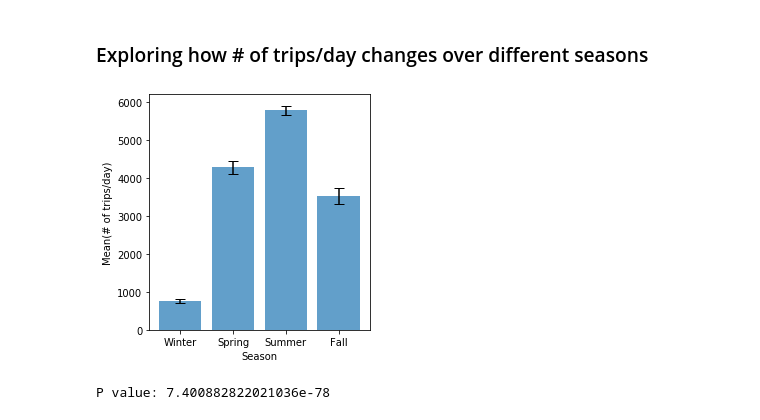
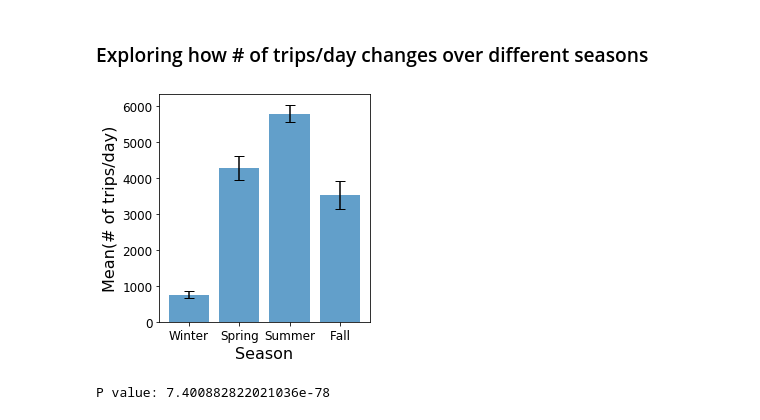
Before and after one commit to alirezasdg1/Bike-Sharing, a Jupyter notebook: Bike_Sharing_Code.ipynb, the cells around one changed output. Saved outputs shown, nothing was run; the diff lists cells and outputs as text; code cells hidden in the pictures.

```diff
--- a/Bike_Sharing_Code.ipynb
+++ b/Bike_Sharing_Code.ipynb
@@ -561,13 +545,33 @@ y_std_season = [Season_winter_se,Season_spring_se,Season_summer_se,Season_fall_s
+# %%
+x_season = ['Winter', 'Spring', 'Summer', 'Fall']
+
+
+Season_winter = df_BWH_day_Total[df_BWH_day_Total['season'] == 1].Total_count_day.copy()
+Season_spring = df_BWH_day_Total[df_BWH_day_Total['season'] == 2].Total_count_day.copy()
+Season_summer = df_BWH_day_Total[df_BWH_day_Total['season'] == 3].Total_count_day.copy()
+Season_fall = df_BWH_day_Total[df_BWH_day_Total['season'] == 4].Total_count_day.copy()
+
+Season_winter_mean_CI = mean_confidence_interval(Season_winter)
+Season_spring_mean_CI = mean_confidence_interval(Season_spring)
+Season_summer_mean_CI = mean_confidence_interval(Season_summer)
+Season_fall_mean_CI = mean_confidence_interval(Season_fall)
+
+y_mean_season = [Season_winter_mean_CI[0],Season_spring_mean_CI[0],Season_summer_mean_CI[0],Season_fall_mean_CI[0]]
+y_std_season = [Season_winter_mean_CI[1],Season_spring_mean_CI[1],Season_summer_mean_CI[1],Season_fall_mean_CI[1]]
 # %%
 fig, ax = plt.subplots(figsize=(4,4))
 
 ax.bar(x_season, y_mean_season, yerr=y_std_season, align='center', alpha=0.7, ecolor='black', capsize=5)
 
-ax.set_xlabel('Season')
-ax.set_ylabel('Mean(# of trips/day)')
+ax.set_xlabel('Season',fontsize=16)
+ax.set_ylabel('Mean(# of trips/day)',fontsize=16)
+ax.tick_params(axis='both', which='major', labelsize=12)
+
 plt.tight_layout()
+
+fig.savefig('src/figs/Weather_seasons.png')
 # %% [output]
-[figure, old version]
+[figure, new version]
 # %%
 Winter = df_BWH_day_Total[df_BWH_day_Total['season'] == 1].Total_count_day.copy()
 Spring = df_BWH_day_Total[df_BWH_day_Total['season'] == 2].Total_count_day.copy()
```
Also changed, not shown: parts of 1 cell of this notebook, 2 other files.
